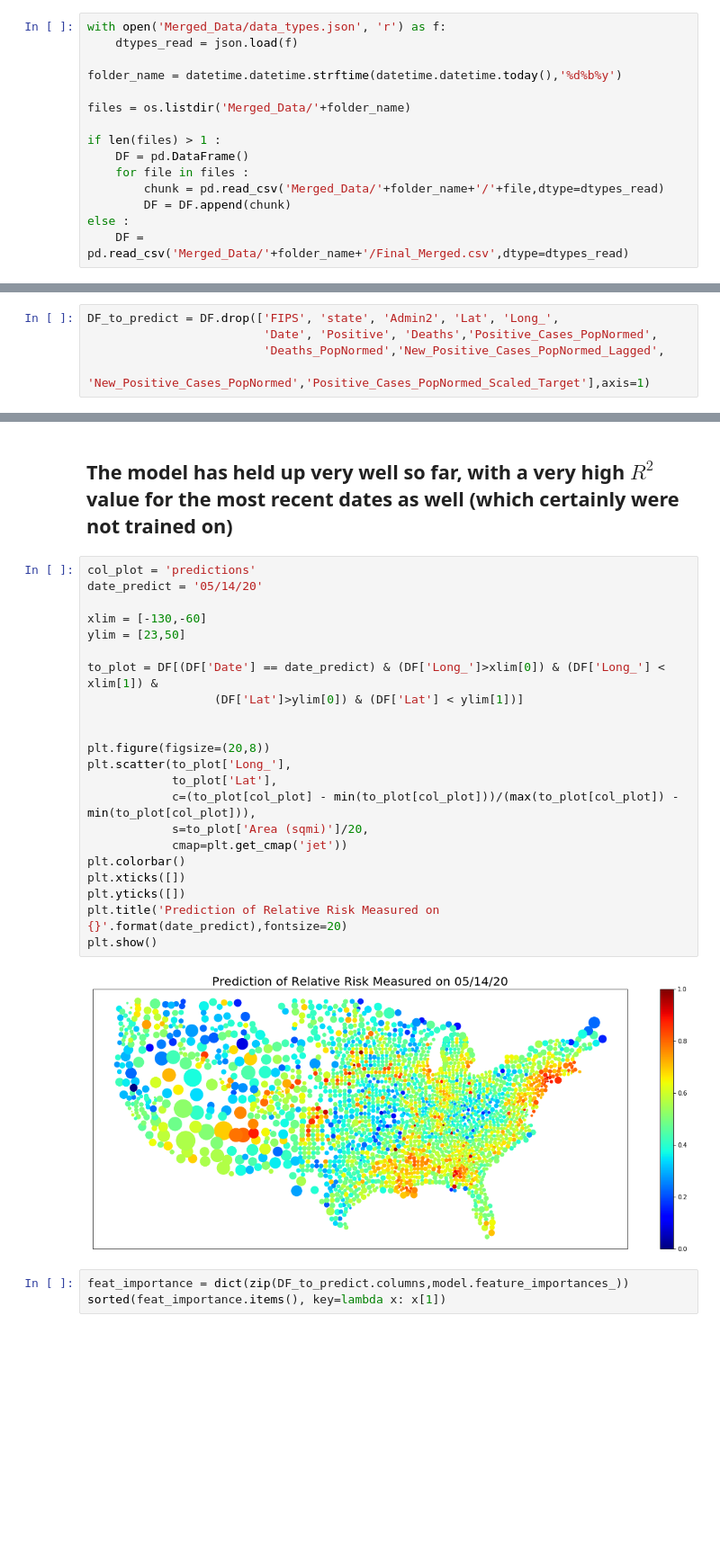
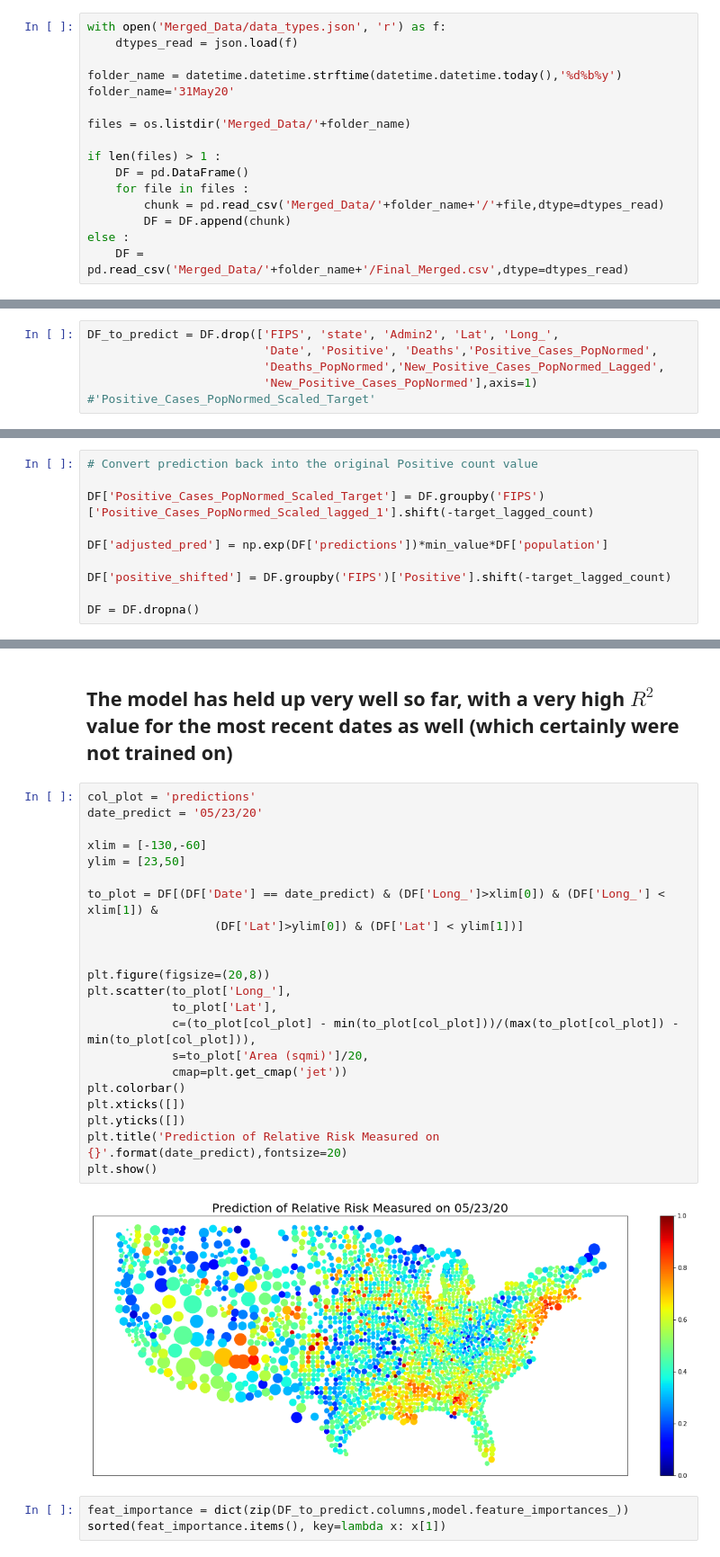
Before and after one commit to petersim1/COVID-19_Project, a Jupyter notebook: Evaluation.ipynb, the cells around one changed output, grey strips where cells are left out. Shown at 90% size. Saved outputs shown, nothing was run; the diff lists cells and outputs as text; blank space fills up the shorter version.

```diff
--- a/Evaluation.ipynb
+++ b/Evaluation.ipynb
@@ -25,6 +26,7 @@ with open('Merged_Data/data_types.json', 'r') as f:
     dtypes_read = json.load(f)
 
 folder_name = datetime.datetime.strftime(datetime.datetime.today(),'%d%b%y')
+folder_name='31May20'
 
 files = os.listdir('Merged_Data/'+folder_name)
 
@@ -236,5 +238,6 @@ DF = DF.dropna()
 DF_to_predict = DF.drop(['FIPS', 'state', 'Admin2', 'Lat', 'Long_',
                          'Date', 'Positive', 'Deaths','Positive_Cases_PopNormed',
                          'Deaths_PopNormed','New_Positive_Cases_PopNormed_Lagged',
-                         'New_Positive_Cases_PopNormed','Positive_Cases_PopNormed_Scaled_Target'],axis=1)
+                         'New_Positive_Cases_PopNormed'],axis=1)
+#'Positive_Cases_PopNormed_Scaled_Target'
 # %%
@@ -244,3 +250,13 @@ DF['predictions'] = DF_to_predict['predictions']
+# %%
+# Convert prediction back into the original Positive count value
+
+DF['Positive_Cases_PopNormed_Scaled_Target'] = DF.groupby('FIPS')['Positive_Cases_PopNormed_Scaled_lagged_1'].shift(-target_lagged_count)
+
+DF['adjusted_pred'] = np.exp(DF['predictions'])*min_value*DF['population']
+
+DF['positive_shifted'] = DF.groupby('FIPS')['Positive'].shift(-target_lagged_count)
+
+DF = DF.dropna()
 # %%
 num_days_evaluate = 20
 dates_evaluate = sorted(DF['Date'].unique())[-num_days_evaluate:]
@@ -278,28 +310,28 @@ plt.show()
 ## The model has held up very well so far, with a very high $R^2$ value for the most recent dates as well (which certainly were not trained on)
 # %%
 col_plot = 'predictions'
-date_predict = '05/14/20'
+date_predict = '05/23/20'
 
 xlim = [-130,-60]
 ylim = [23,50]
 
 to_plot = DF[(DF['Date'] == date_predict) & (DF['Long_']>xlim[0]) & (DF['Long_'] < xlim[1]) &
                   (DF['Lat']>ylim[0]) & (DF['Lat'] < ylim[1])]
 
 
 plt.figure(figsize=(20,8))
 plt.scatter(to_plot['Long_'],
             to_plot['Lat'],
             c=(to_plot[col_plot] - min(to_plot[col_plot]))/(max(to_plot[col_plot]) - min(to_plot[col_plot])),
             s=to_plot['Area (sqmi)']/20,
             cmap=plt.get_cmap('jet'))
 plt.colorbar()
 plt.xticks([])
 plt.yticks([])
 plt.title('Prediction of Relative Risk Measured on {}'.format(date_predict),fontsize=20)
 plt.show()
 # %% [output]
-[figure, old version]
+[figure, new version]
 # %%
 feat_importance = dict(zip(DF_to_predict.columns,model.feature_importances_))
 sorted(feat_importance.items(), key=lambda x: x[1])
```
Also changed, not shown: parts of 8 cells of this notebook.
